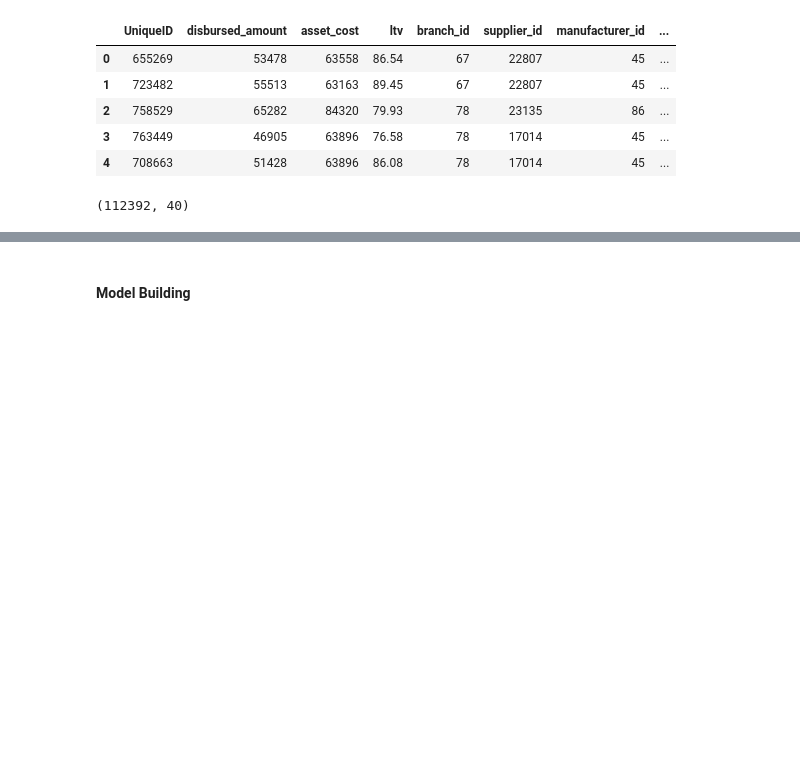
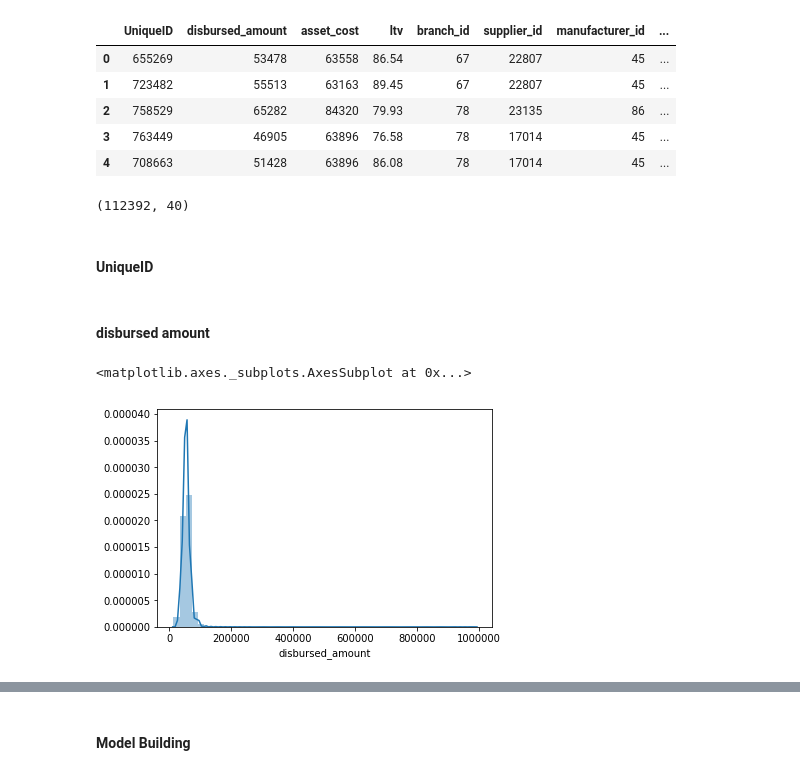
Before and after one commit to patwadeepak/ltfs-finhack, a Jupyter notebook: code.ipynb, the cells around one changed output, grey strips where cells are left out. Saved outputs shown, nothing was run; the diff lists cells and outputs as text; code cells hidden in the pictures; blank space fills up the shorter version.

```diff
--- a/code.ipynb
+++ b/code.ipynb
@@ -76,3 +79,5 @@ df_test.head()
 df_test.shape
 # %% [output]
 (112392, 40)
+# %% [markdown]
+#### UniqueID
@@ -78,0 +90,8 @@ df_test.shape
+# %% [markdown]
+#### disbursed amount
+# %%
+# disbursed amount
+sns.distplot(df_train['disbursed_amount'])
+# %% [output]
+<matplotlib.axes._subplots.AxesSubplot at 0x...>
+[figure, added]
```
Also changed, not shown: parts of 49 cells of this notebook.
